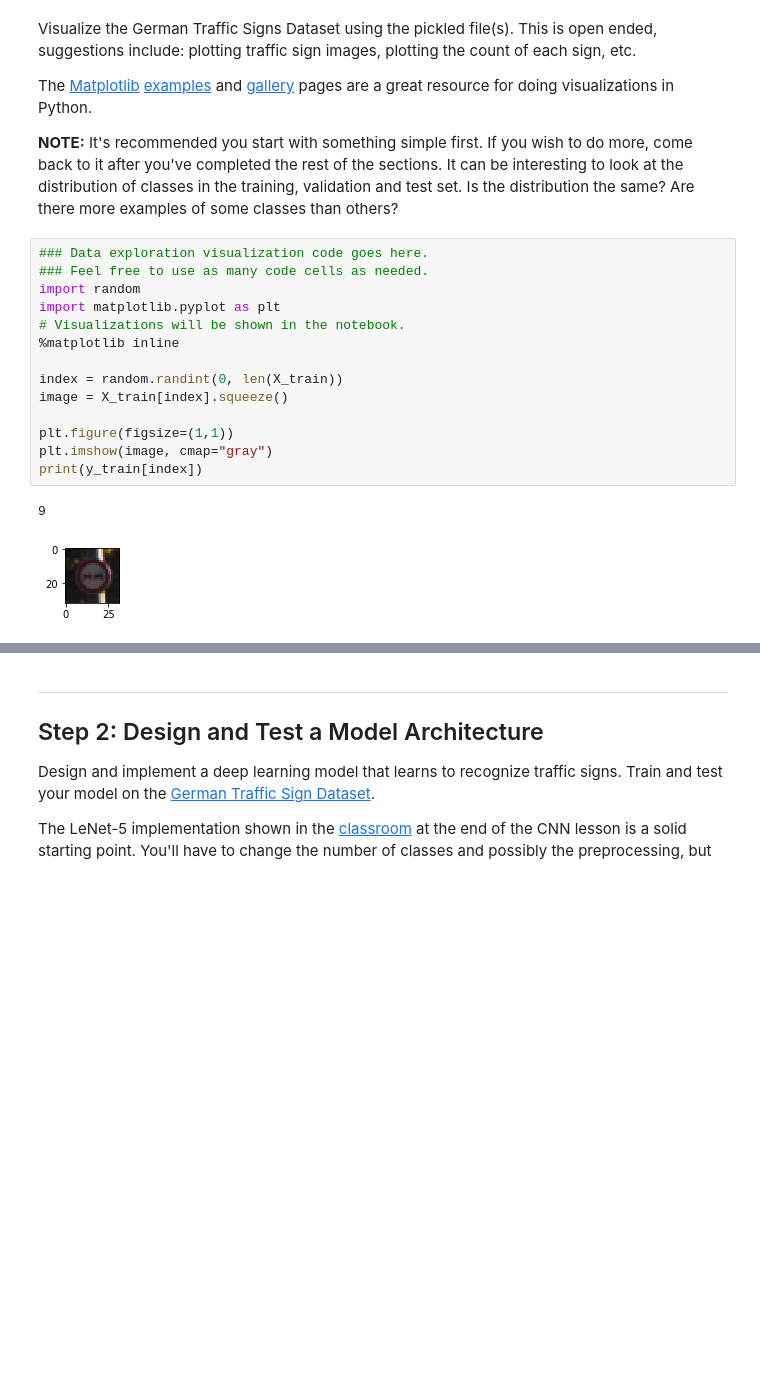
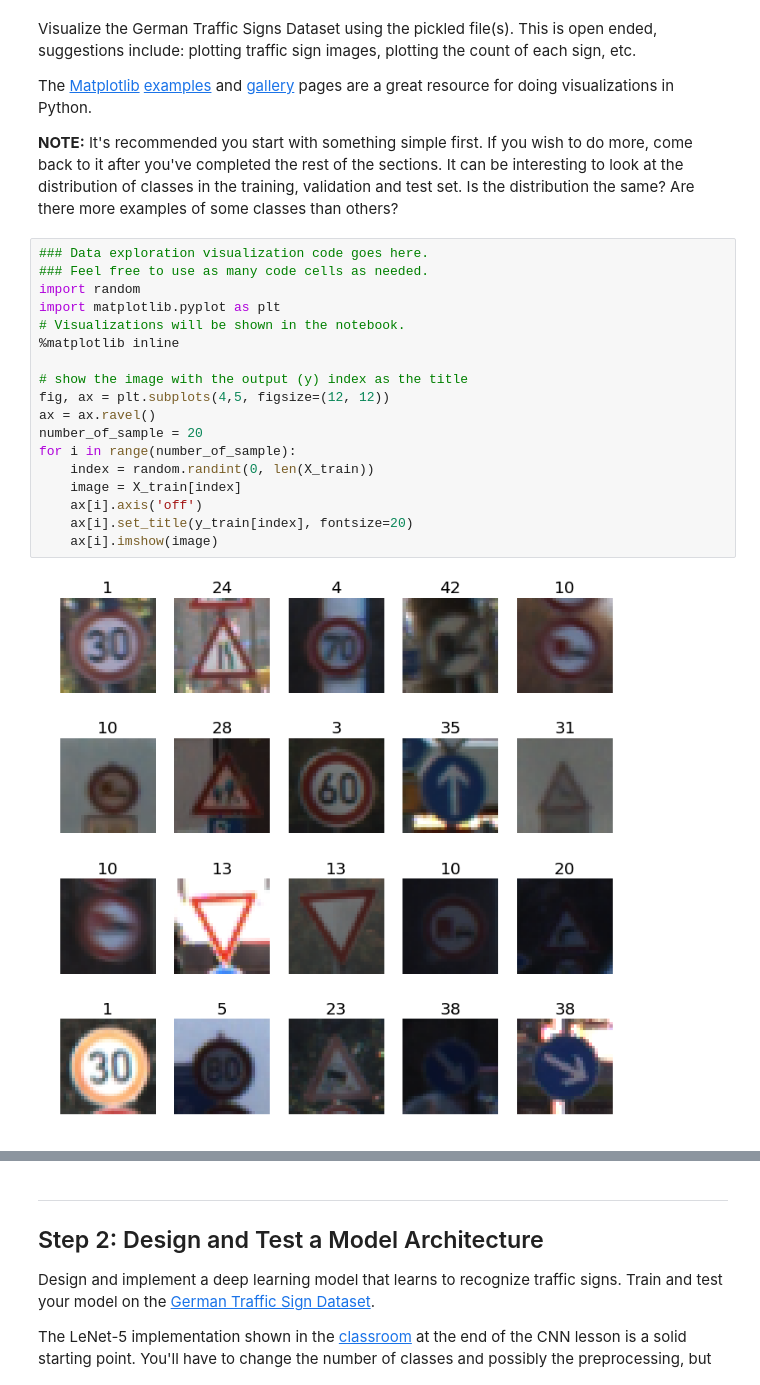
Before and after one commit to dimonge/Traffic-Sign-Classifier, a Jupyter notebook: Traffic_Sign_Classifier.ipynb, the cells around one changed output, grey strips where cells are left out. Drawn from its saved outputs; the diff is of its cells as text; blank space fills up the shorter version.

```diff
--- a/Traffic_Sign_Classifier.ipynb
+++ b/Traffic_Sign_Classifier.ipynb
@@ -98,17 +101,20 @@ The [Matplotlib](http://matplotlib.org/) [examples](http://matplotlib.org/exampl
 # %%
 ### Data exploration visualization code goes here.
 ### Feel free to use as many code cells as needed.
 import random
 import matplotlib.pyplot as plt
 # Visualizations will be shown in the notebook.
 %matplotlib inline
 
-index = random.randint(0, len(X_train))
-image = X_train[index].squeeze()
-
-plt.figure(figsize=(1,1))
-plt.imshow(image, cmap="gray")
-print(y_train[index])
+# show the image with the output (y) index as the title
+fig, ax = plt.subplots(4,5, figsize=(12, 12))
+ax = ax.ravel()
+number_of_sample = 20
+for i in range(number_of_sample):
+    index = random.randint(0, len(X_train))
+    image = X_train[index]
+    ax[i].axis('off')
+    ax[i].set_title(y_train[index], fontsize=20)
+    ax[i].imshow(image)
 # %% [output]
-9
-[figure, old version]
+[figure, new version]
```
Also changed, not shown: parts of 16 cells of this notebook, 1 other file.
